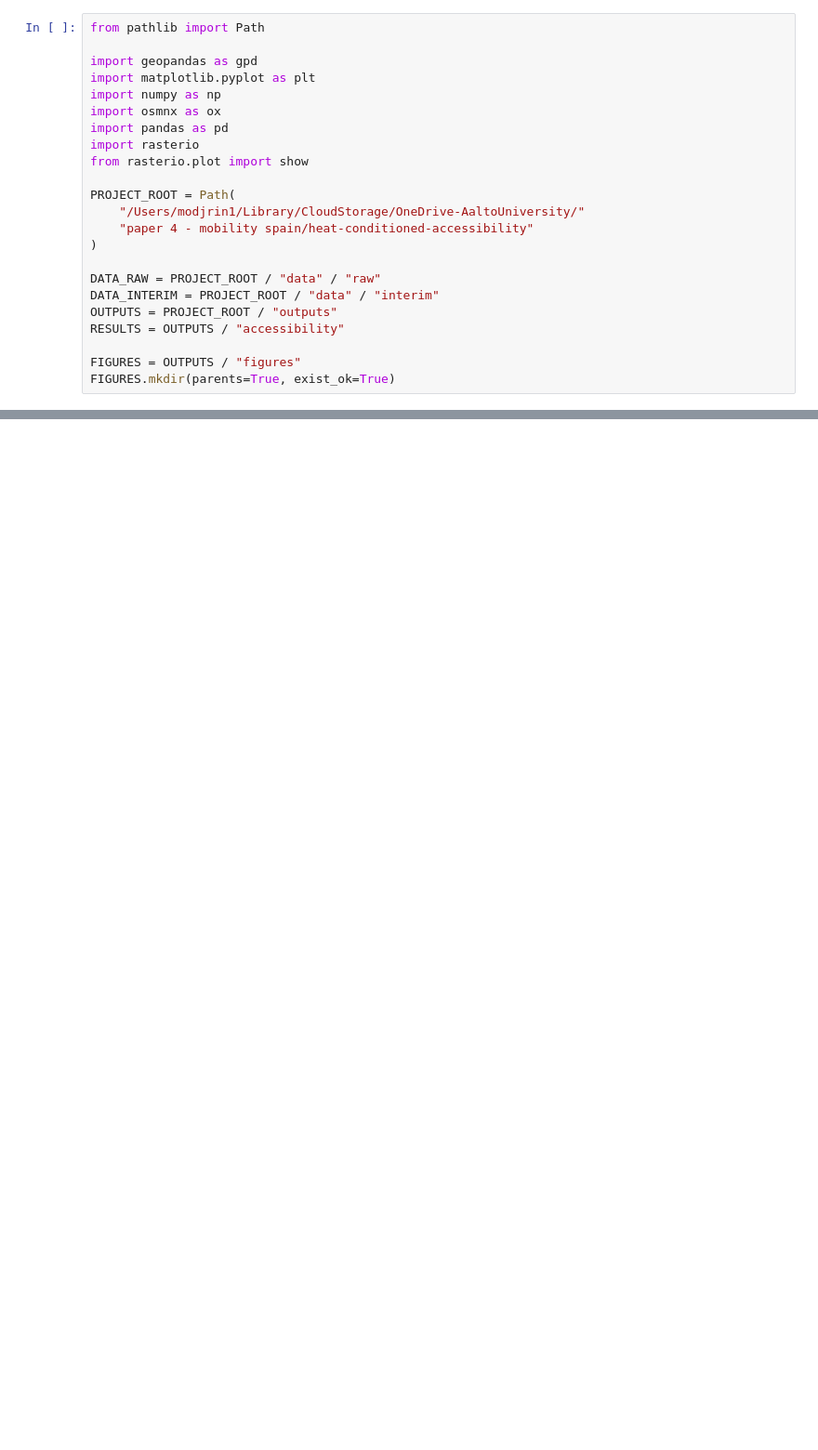
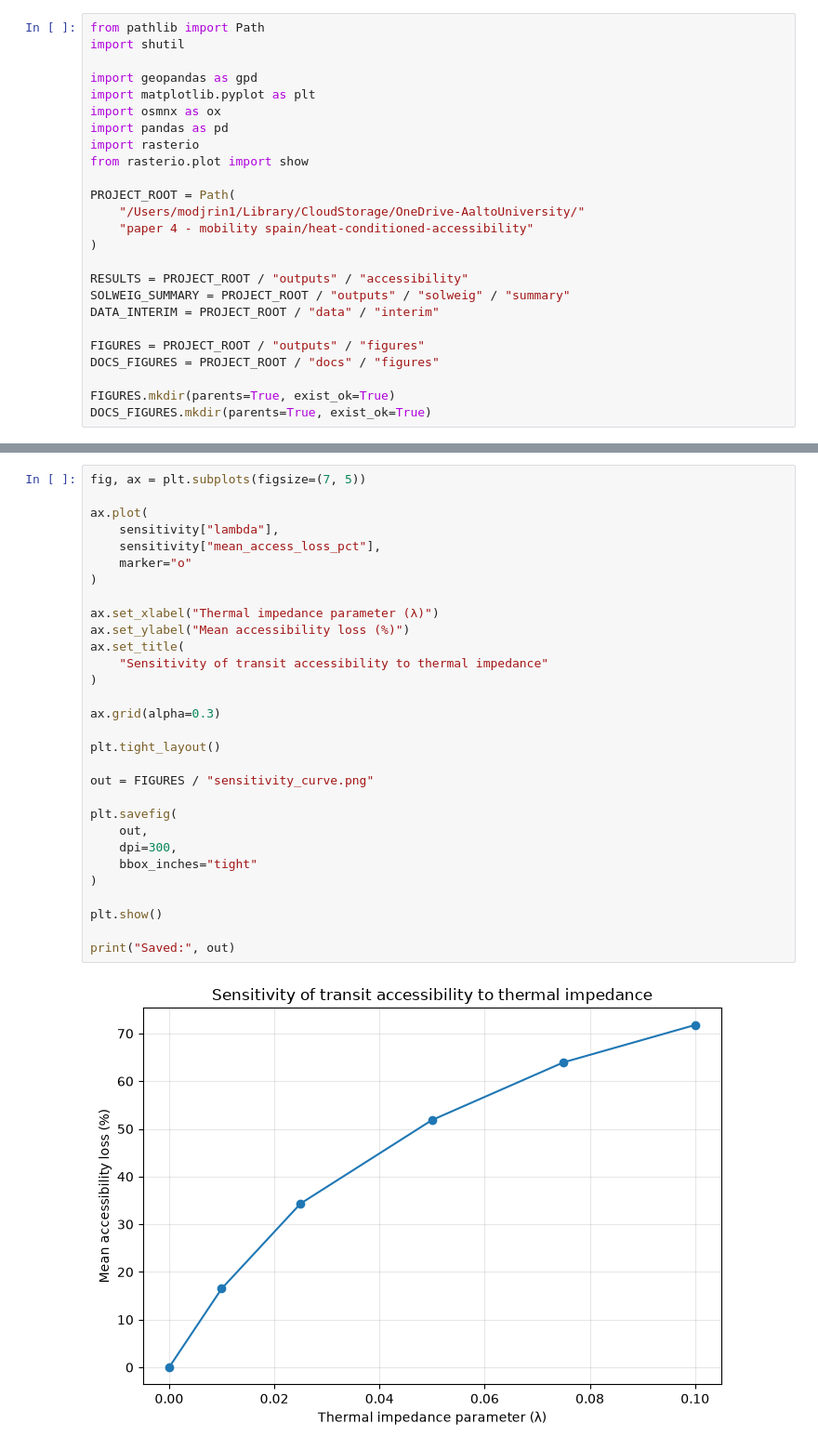
Before and after one commit to Nmodjrian/heat-conditioned-accessibility, a Jupyter notebook: notebooks/08_poc_visualisation.ipynb, the cells around one changed output, grey strips where cells are left out. Shown at 93% size. Drawn from its saved outputs; the diff is of its cells as text; blank space fills up the shorter version.

```diff
--- a/notebooks/08_poc_visualisation.ipynb
+++ b/notebooks/08_poc_visualisation.ipynb
@@ -1,9 +1,9 @@
 # %%
 from pathlib import Path
+import shutil
 
 import geopandas as gpd
 import matplotlib.pyplot as plt
-import numpy as np
 import osmnx as ox
 import pandas as pd
 import rasterio
@@ -14,13 +14,15 @@ PROJECT_ROOT = Path(
     "paper 4 - mobility spain/heat-conditioned-accessibility"
 )
 
-DATA_RAW = PROJECT_ROOT / "data" / "raw"
+RESULTS = PROJECT_ROOT / "outputs" / "accessibility"
+SOLWEIG_SUMMARY = PROJECT_ROOT / "outputs" / "solweig" / "summary"
 DATA_INTERIM = PROJECT_ROOT / "data" / "interim"
-OUTPUTS = PROJECT_ROOT / "outputs"
-RESULTS = OUTPUTS / "accessibility"
 
-FIGURES = OUTPUTS / "figures"
+FIGURES = PROJECT_ROOT / "outputs" / "figures"
+DOCS_FIGURES = PROJECT_ROOT / "docs" / "figures"
+
 FIGURES.mkdir(parents=True, exist_ok=True)
+DOCS_FIGURES.mkdir(parents=True, exist_ok=True)
 # %%
 sensitivity = pd.read_csv(
     RESULTS / "accessibility_sensitivity.csv"
@@ -39,0 +58,32 @@ G = ox.load_graphml(
+# %%
+fig, ax = plt.subplots(figsize=(7, 5))
+
+ax.plot(
+    sensitivity["lambda"],
+    sensitivity["mean_access_loss_pct"],
+    marker="o"
+)
+
+ax.set_xlabel("Thermal impedance parameter (λ)")
+ax.set_ylabel("Mean accessibility loss (%)")
+ax.set_title(
+    "Sensitivity of transit accessibility to thermal impedance"
+)
+
+ax.grid(alpha=0.3)
+
+plt.tight_layout()
+
+out = FIGURES / "sensitivity_curve.png"
+
+plt.savefig(
+    out,
+    dpi=300,
+    bbox_inches="tight"
+)
+
+plt.show()
+
+print("Saved:", out)
+# %% [output]
+[figure, added]
```
Also changed, not shown: parts of 4 cells of this notebook.
